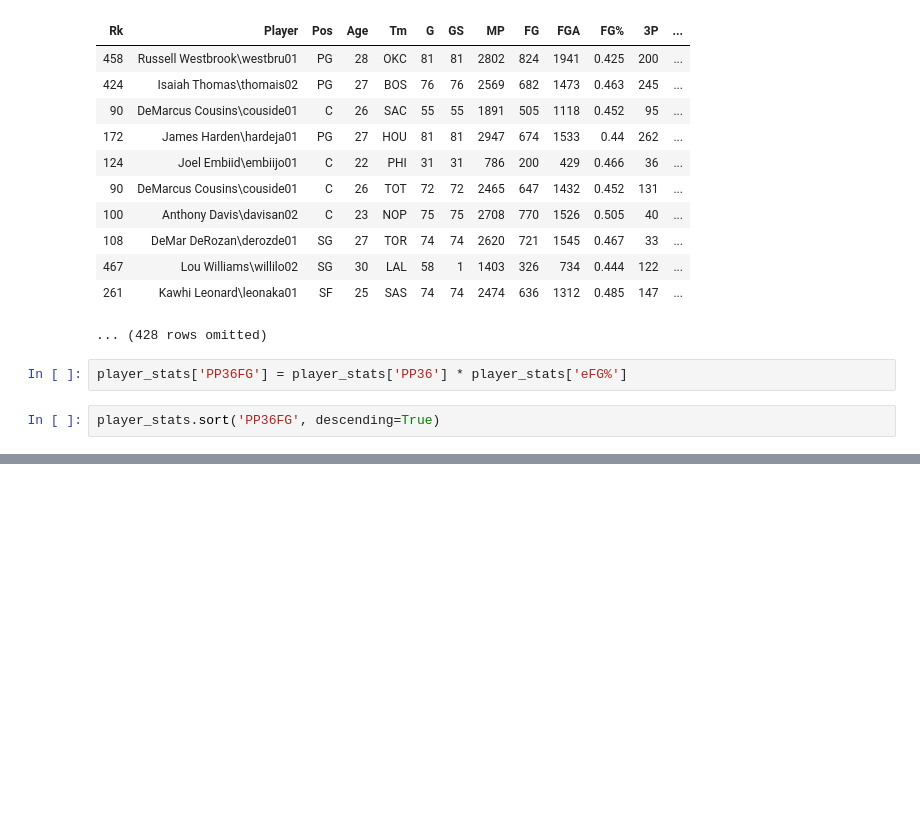
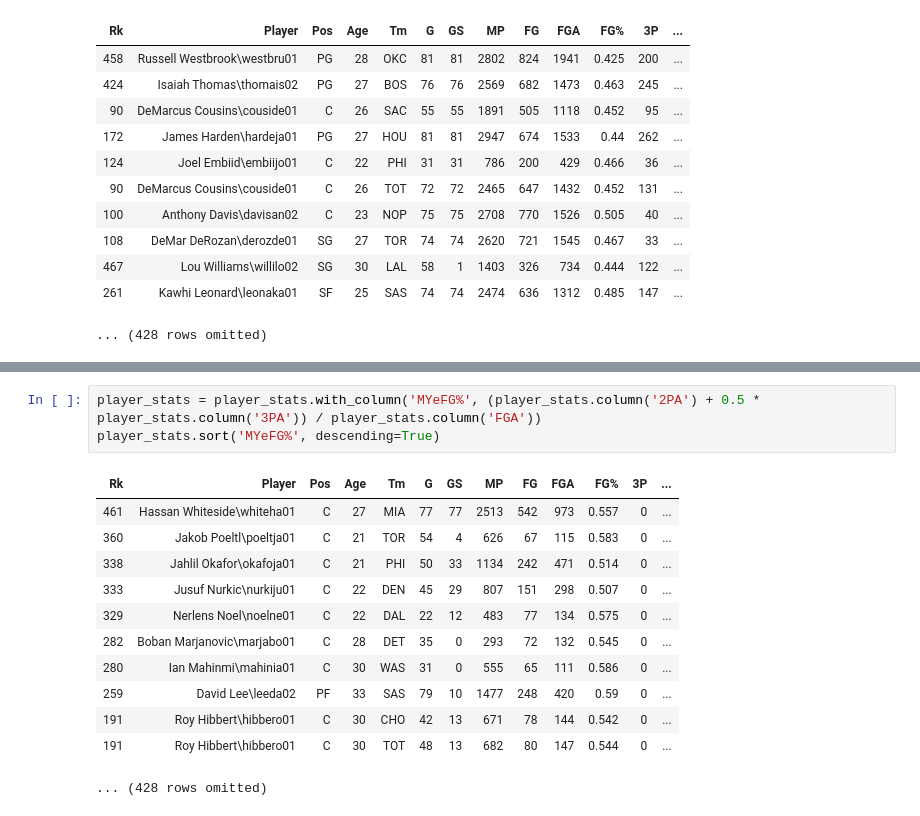
Before and after one commit to ds-modules/SPORTS, a Jupyter notebook: Lecture 2 (Data) Materials/player value - wip.ipynb, the cells around one changed output, grey strips where cells are left out. Cells and saved outputs as stored; diff of their text form; blank space fills up the shorter version.

```diff
--- a/Lecture 2 (Data) Materials/player value - wip.ipynb
+++ b/Lecture 2 (Data) Materials/player value - wip.ipynb
@@ -42,7 +68,3 @@ player_stats.sort('PP36', descending= True)
 | 467 | Lou Williams\willilo02 | SG | 30 | LAL | 58 | 1 | 1403 | 326 | 734 | 0.444 | 122 | ... |
 | 261 | Kawhi Leonard\leonaka01 | SF | 25 | SAS | 74 | 74 | 2474 | 636 | 1312 | 0.485 | 147 | ... |
 ... (428 rows omitted)
-# %%
-player_stats['PP36FG'] = player_stats['PP36'] * player_stats['eFG%']
-# %%
-player_stats.sort('PP36FG', descending=True)
@@ -63,0 +77,16 @@ player_stats.sort('PP36FG', descending=True)
+# %%
+player_stats = player_stats.with_column('MYeFG%', (player_stats.column('2PA') + 0.5 * player_stats.column('3PA')) / player_stats.column('FGA'))
+player_stats.sort('MYeFG%', descending=True)
+# %% [output]
+| Rk | Player | Pos | Age | Tm | G | GS | MP | FG | FGA | FG% | 3P | ... |
+| 461 | Hassan Whiteside\whiteha01 | C | 27 | MIA | 77 | 77 | 2513 | 542 | 973 | 0.557 | 0 | ... |
+| 360 | Jakob Poeltl\poeltja01 | C | 21 | TOR | 54 | 4 | 626 | 67 | 115 | 0.583 | 0 | ... |
+| 338 | Jahlil Okafor\okafoja01 | C | 21 | PHI | 50 | 33 | 1134 | 242 | 471 | 0.514 | 0 | ... |
+| 333 | Jusuf Nurkic\nurkiju01 | C | 22 | DEN | 45 | 29 | 807 | 151 | 298 | 0.507 | 0 | ... |
+| 329 | Nerlens Noel\noelne01 | C | 22 | DAL | 22 | 12 | 483 | 77 | 134 | 0.575 | 0 | ... |
+| 282 | Boban Marjanovic\marjabo01 | C | 28 | DET | 35 | 0 | 293 | 72 | 132 | 0.545 | 0 | ... |
+| 280 | Ian Mahinmi\mahinia01 | C | 30 | WAS | 31 | 0 | 555 | 65 | 111 | 0.586 | 0 | ... |
+| 259 | David Lee\leeda02 | PF | 33 | SAS | 79 | 10 | 1477 | 248 | 420 | 0.59 | 0 | ... |
+| 191 | Roy Hibbert\hibbero01 | C | 30 | CHO | 42 | 13 | 671 | 78 | 144 | 0.542 | 0 | ... |
+| 191 | Roy Hibbert\hibbero01 | C | 30 | TOT | 48 | 13 | 682 | 80 | 147 | 0.544 | 0 | ... |
+... (428 rows omitted)
```
Also changed, not shown: parts of 11 cells of this notebook.
